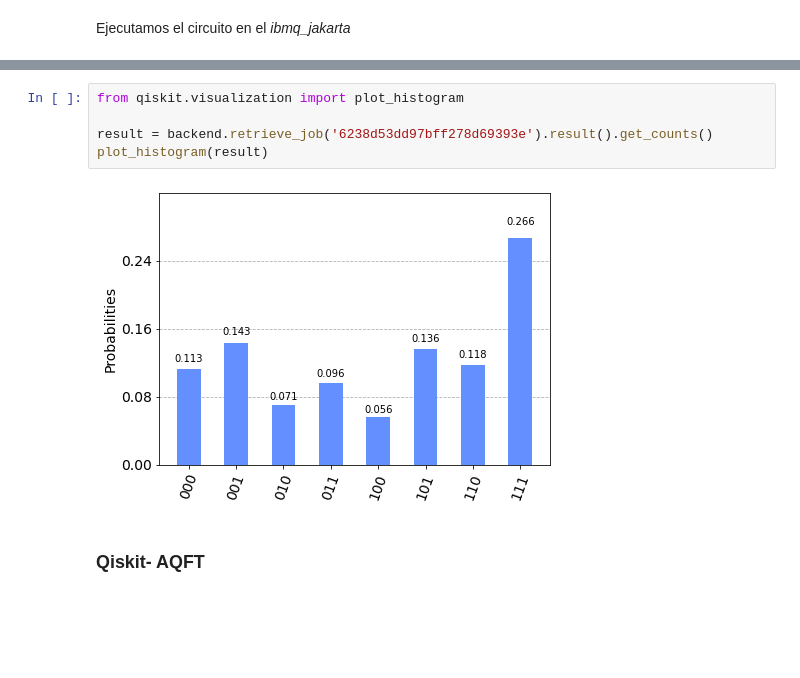
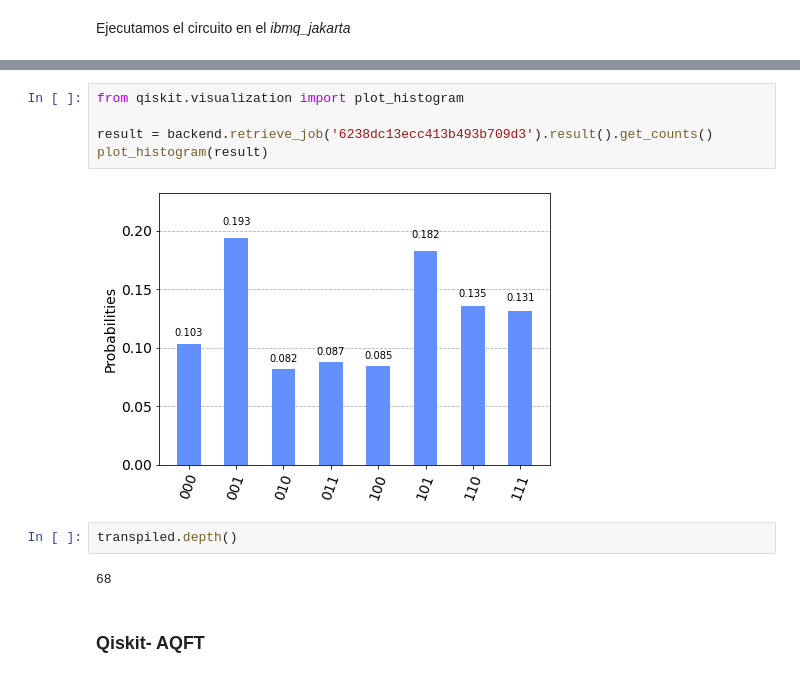
Before and after one commit to gulis1/APCC, a Jupyter notebook: Practica3/Ejercicio4.ipynb, the cells around one changed output, grey strips where cells are left out. Drawn from its saved outputs; the diff is of its cells as text; blank space fills up the shorter version.

```diff
--- a/Practica3/Ejercicio4.ipynb
+++ b/Practica3/Ejercicio4.ipynb
@@ -110,10 +110,14 @@ Job ID: 6238d912a2f72d0801daa83f
 # %%
 from qiskit.visualization import plot_histogram
 
-result = backend.retrieve_job('6238d53dd97bff278d69393e').result().get_counts()
+result = backend.retrieve_job('6238dc13ecc413b493b709d3').result().get_counts()
 plot_histogram(result)
 # %% [output]
-[figure, old version]
+[figure, new version]
+# %%
+transpiled.depth()
+# %% [output]
+68
 # %% [markdown]
 ### Qiskit- AQFT
 # %% [markdown]
```
Also changed, not shown: parts of 3 cells of this notebook.
